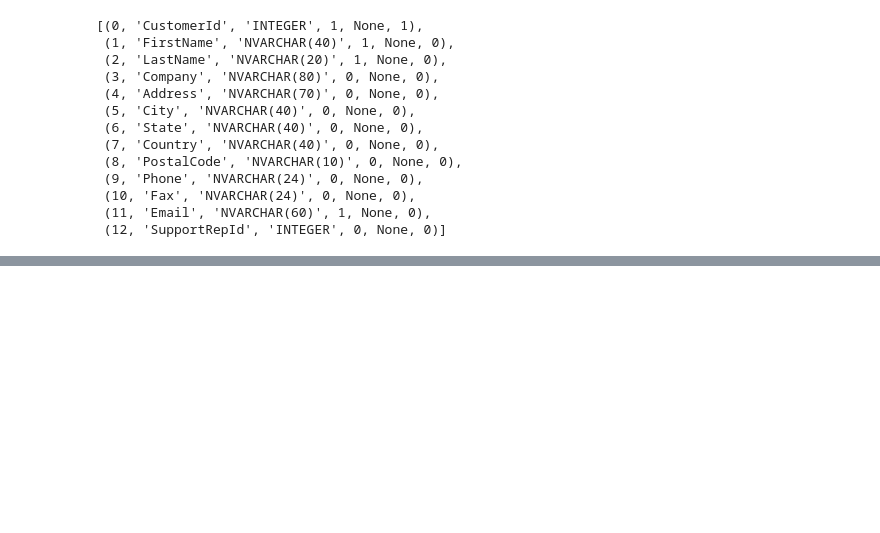
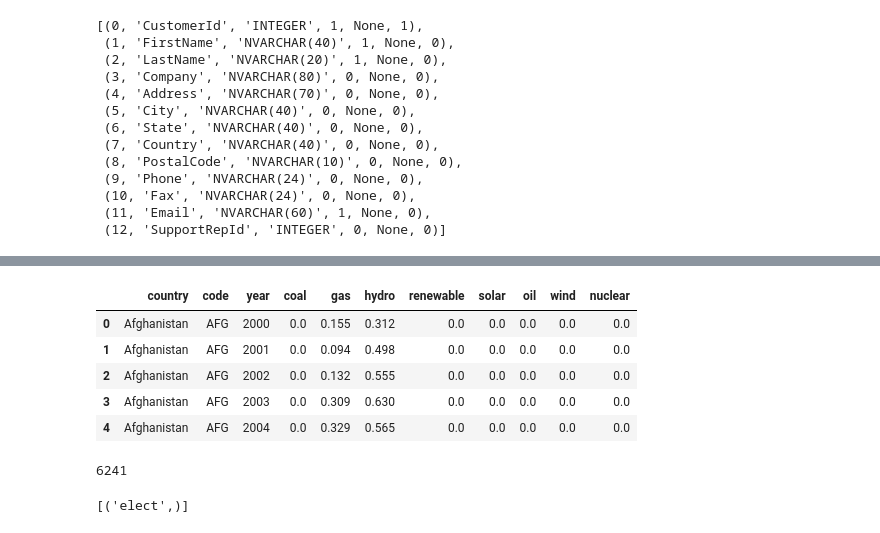
Before and after one commit to shakhzodbekbobobekov/data-science, a Jupyter notebook: work_place.ipynb, the cells around one changed output, grey strips where cells are left out. Drawn from its saved outputs; the diff is of its cells as text; code cells hidden in the pictures; blank space fills up the shorter version.

```diff
--- a/work_place.ipynb
+++ b/work_place.ipynb
@@ -119,0 +126,3 @@ cursor.fetchall()
+# %%
+df = pd.read_csv('https://raw.githubusercontent.com/anvarnarz/praktikum_datasets/main/Electricity_Production_By_Source.csv')
+df.head()
@@ -119,0 +136,21 @@ cursor.fetchall()
+# %%
+cols = ['country', 'code', 'year', 'coal', 'gas', 'hydro', 'renewable', 'solar', 'oil', 'wind', 'nuclear']
+df.columns = cols
+df.head()
+# %% [output]
+|  | country | code | year | coal | gas | hydro | renewable | solar | oil | wind | nuclear |
+| 0 | Afghanistan | AFG | 2000 | 0.0 | 0.155 | 0.312 | 0.0 | 0.0 | 0.0 | 0.0 | 0.0 |
+| 1 | Afghanistan | AFG | 2001 | 0.0 | 0.094 | 0.498 | 0.0 | 0.0 | 0.0 | 0.0 | 0.0 |
+| 2 | Afghanistan | AFG | 2002 | 0.0 | 0.132 | 0.555 | 0.0 | 0.0 | 0.0 | 0.0 | 0.0 |
+| 3 | Afghanistan | AFG | 2003 | 0.0 | 0.309 | 0.630 | 0.0 | 0.0 | 0.0 | 0.0 | 0.0 |
+| 4 | Afghanistan | AFG | 2004 | 0.0 | 0.329 | 0.565 | 0.0 | 0.0 | 0.0 | 0.0 | 0.0 |
+# %%
+df.to_sql('elect', db)
+# %% [output]
+6241
+# %%
+cursor.execute("SELECT name FROM sqlite_master WHERE type='table';")
+cursor.fetchall()
+#print(cursor.fetchall())
+# %% [output]
+[('elect',)]
```
Also changed, not shown: parts of 4 cells of this notebook.
